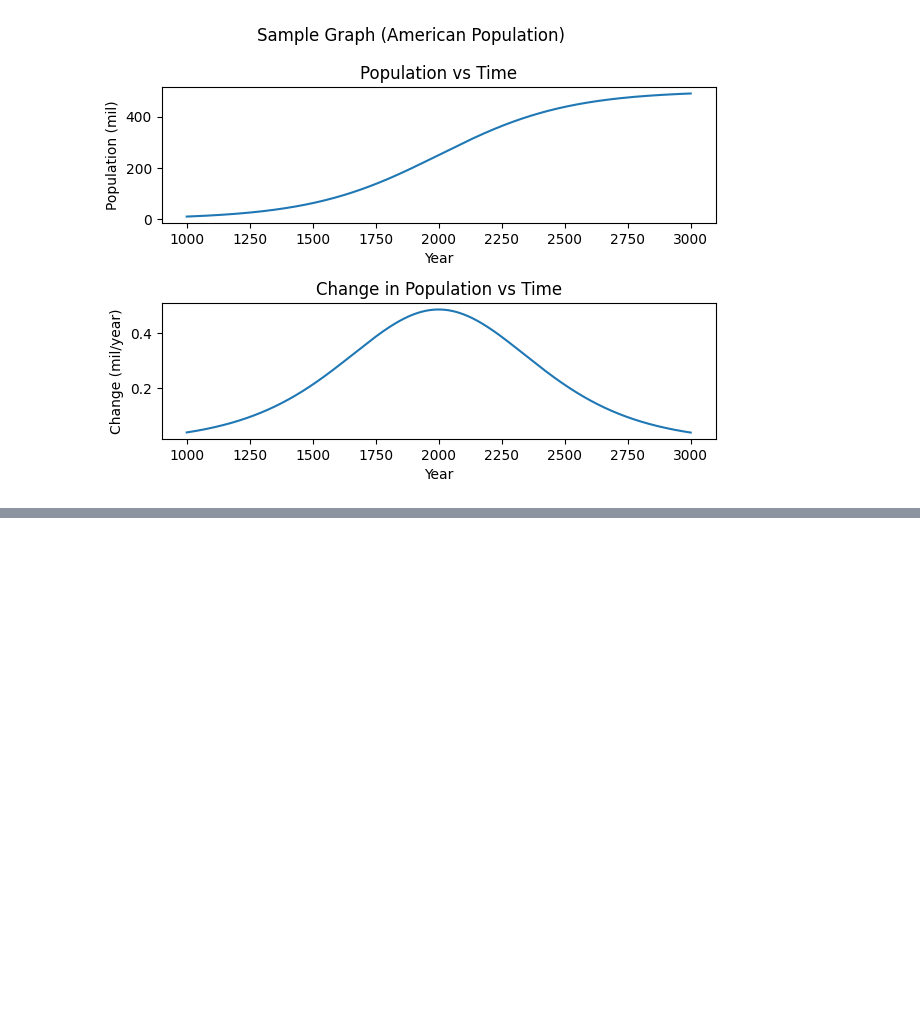
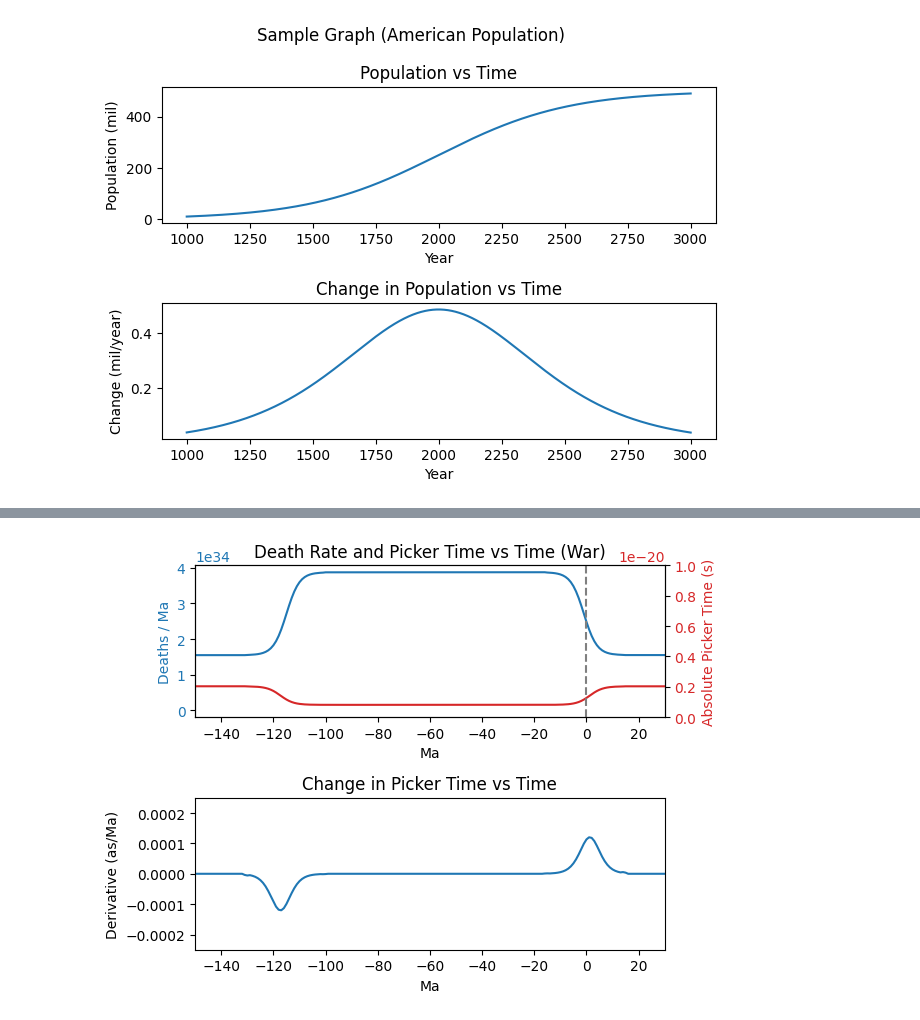
Before and after one commit to ihsotas0/Interfaced, a Jupyter notebook: worldbuilding/pickerism.model.ipynb, the cells around one changed output, grey strips where cells are left out. Cells and saved outputs as stored; diff of their text form; code cells hidden in the pictures; blank space fills up the shorter version.

```diff
--- a/worldbuilding/pickerism.model.ipynb
+++ b/worldbuilding/pickerism.model.ipynb
@@ -524,0 +455,83 @@ around 8 billion deaths (1 worlds) per second squared. Plotting this,
+# %%
+def make_trans_data(supremum, change_rate, carry, pop, time):
+    d_trans = np.zeros(np.size(time))
+    x = np.linspace(0, supremum, 30)
+
+    # The segement where d_trans changes - a period of 30 Ma
+    d_trans_grow_seg = np.zeros(30)
+
+    # Apply logistic curve
+    for i in range(0, 30):
+        d_trans_grow_seg[i] = supremum / (1 + exp(-change_rate*(i-15)))
+
+    # Copy reversed segement
+    d_trans_shrink_seg = np.flip(d_trans_grow_seg)
+
+    # Splices everything together in one array
+    d_trans[4870:4900] = d_trans_grow_seg
+    d_trans[4900:4985] = supremum
+    d_trans[4985:5015] = d_trans_shrink_seg
+
+    # Find the actual number of deaths / unit time
+    death_rate_trans = d_trans*carry*pop
+
+    return death_rate_trans, d_trans
+
+max_d_trans = 15_000 # per Ma
+k_trans = 0.4 # Sigmoid steepness
+
+death_rate_trans, d_trans = make_trans_data(max_d_trans, k_trans, k_world, pop_civ, time)
+
+# Using the previous death rate and just adding the new deaths
+total_death_rate = death_rate + death_rate_trans
+total_death_rate_per_sec = total_death_rate/1_000_000/365/24/60/60
+
+absolute_picker_time = 1/total_death_rate_per_sec
+
+d_absolute_picker_time = np.gradient(absolute_picker_time)
+
+# Useful data
+print(f"Civ. population at 0 Ma: {pop_civ[5000]}")
+print(f"d_T at 0 Ma: {d_trans[5000]}")
+print(f"Civ. population at -50 Ma: {pop_civ[4950]}")
+print(f"d_T at -50 Ma: {d_trans[4950]}")
+
+worlds_dest_per_year_0ma = pop_civ[5000] * (d_trans[5000]/1_000_000)
+worlds_dest_per_year_neg50ma = pop_civ[4950] * (d_trans[4950]/1_000_000)
+
+print(f"Worlds destroyed per year (0 Ma): {worlds_dest_per_year_0ma}")
+print(f"Worlds destroyed per year (-50 Ma): {worlds_dest_per_year_neg50ma}")
+
+print(f"The absolute Picker time at 0 Ma: A = {absolute_picker_time[5000]} seconds")
+print(f"A = {absolute_picker_time[5000]*(10**18)} attoseconds")
+print(f"Change in absolute Picker time at 0 Ma: A' = {d_absolute_picker_time[5000]} seconds/Ma")
+print(f"A' = {d_absolute_picker_time[5000]*(10**18)} attoseconds/Ma")
+print(f"A' = {d_absolute_picker_time[5000]*(10**18)/1_000_000} attoseconds/year")
+
+fig4, (fig4_ax1, fig4_ax3) = plt.subplots(2)
+
+fig4_ax1.plot(time, total_death_rate, color='tab:blue')
+fig4_ax1.set_title("Death Rate and Picker Time vs Time (War)")
+fig4_ax1.set_xlabel("Ma")
+fig4_ax1.set_xlim([-150, 30])
+fig4_ax1.set_ylabel("Deaths / Ma", color='tab:blue')
+fig4_ax1.tick_params(axis='y', labelcolor='tab:blue')
+
+fig4_ax2 = fig4_ax1.twinx()
+
+fig4_ax2.plot(time, absolute_picker_time, color='tab:red')
+fig4_ax2.set_ylabel("Absolute Picker Time (s)", color='tab:red')
+fig4_ax2.tick_params(axis='y', labelcolor='tab:red')
+fig4_ax2.set_ylim([0,10**-20])
+
+fig4_ax2.vlines(x=0, ymin=0, ymax=10**50, linestyles='dashed', color='gray')
+
+fig4_ax3.plot(time, d_absolute_picker_time*(10**18))
+fig4_ax3.set_title("Change in Picker Time vs Time")
+fig4_ax3.set_ylabel("Derivative (as/Ma)")
+fig4_ax3.set_ylim([-0.00025,0.00025])
+fig4_ax3.set_xlabel("Ma")
+fig4_ax3.set_xlim([-150, 30])
+
+fig4.tight_layout()
+# %% [output]
@@ -524,0 +549 @@ around 8 billion deaths (1 worlds) per second squared. Plotting this,
+[figure, added]
```
Also changed, not shown: parts of 22 cells of this notebook, 1 other file.
